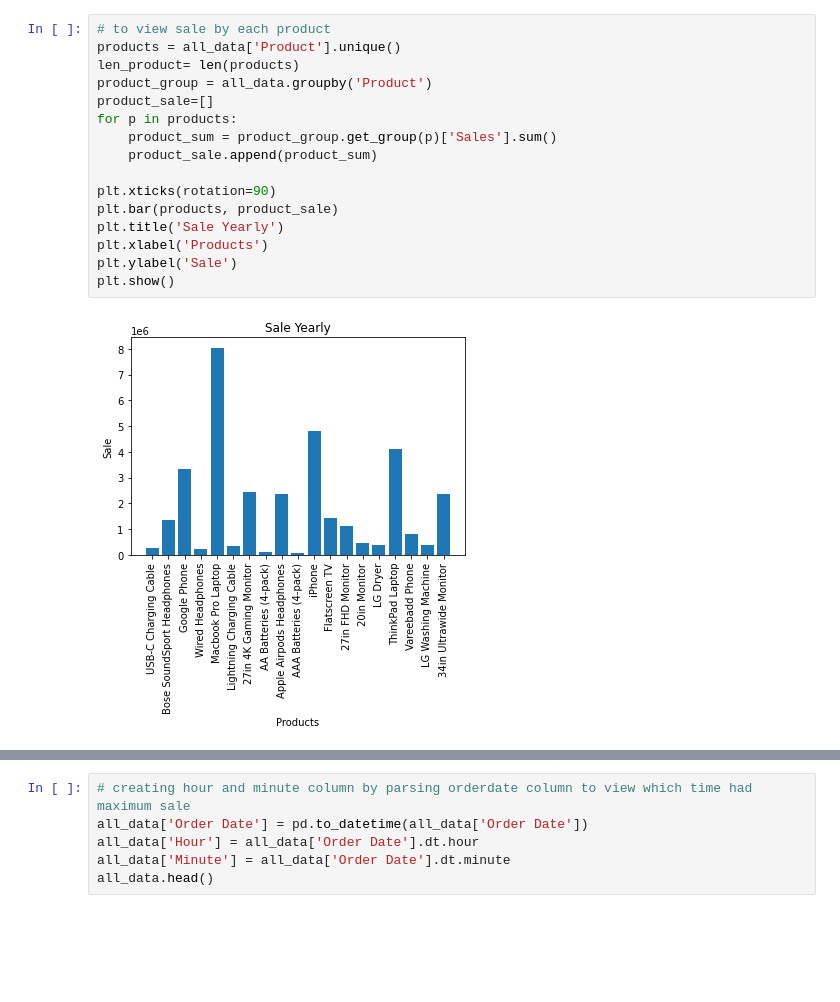
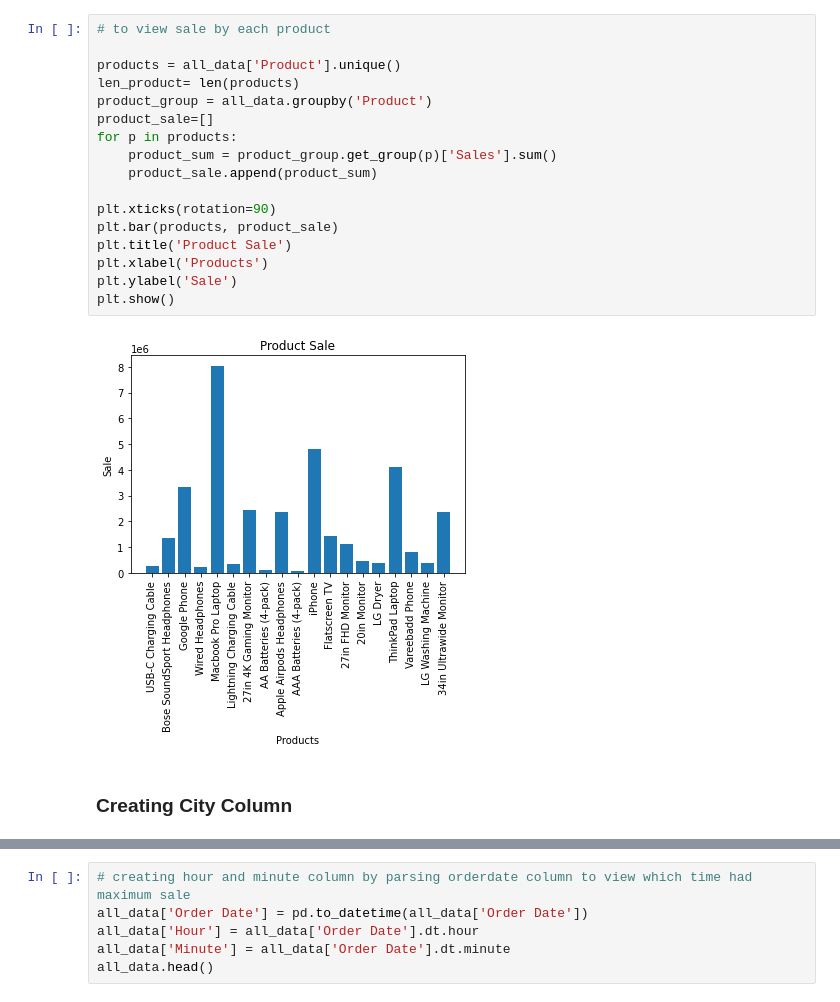
Before and after one commit to Ameya-Soparkar/Sales-Analysis-Python-Pandas, a Jupyter notebook: Analysis.ipynb, the cells around one changed output, grey strips where cells are left out. Saved outputs shown, nothing was run; the diff lists cells and outputs as text; blank space fills up the shorter version.

```diff
--- a/Analysis.ipynb
+++ b/Analysis.ipynb
@@ -79,21 +107,24 @@ plt.show()
 [figure]
 # %%
 # to view sale by each product
+
 products = all_data['Product'].unique()
 len_product= len(products)
 product_group = all_data.groupby('Product')
 product_sale=[]
 for p in products:
     product_sum = product_group.get_group(p)['Sales'].sum()
     product_sale.append(product_sum)
 
 plt.xticks(rotation=90)
 plt.bar(products, product_sale)
-plt.title('Sale Yearly')
+plt.title('Product Sale')
 plt.xlabel('Products')
 plt.ylabel('Sale')
 plt.show()
 # %% [output]
-[figure, old version]
+[figure, new version]
+# %% [markdown]
+### Creating City Column
 # %%
 # creating a city column form purchase address
```
Also changed, not shown: parts of 26 cells of this notebook.
